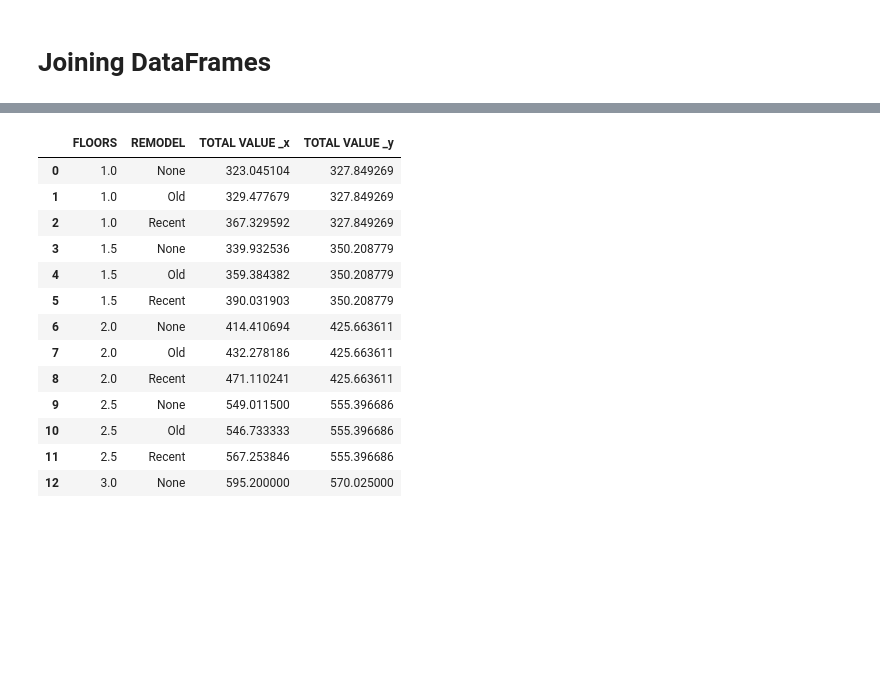
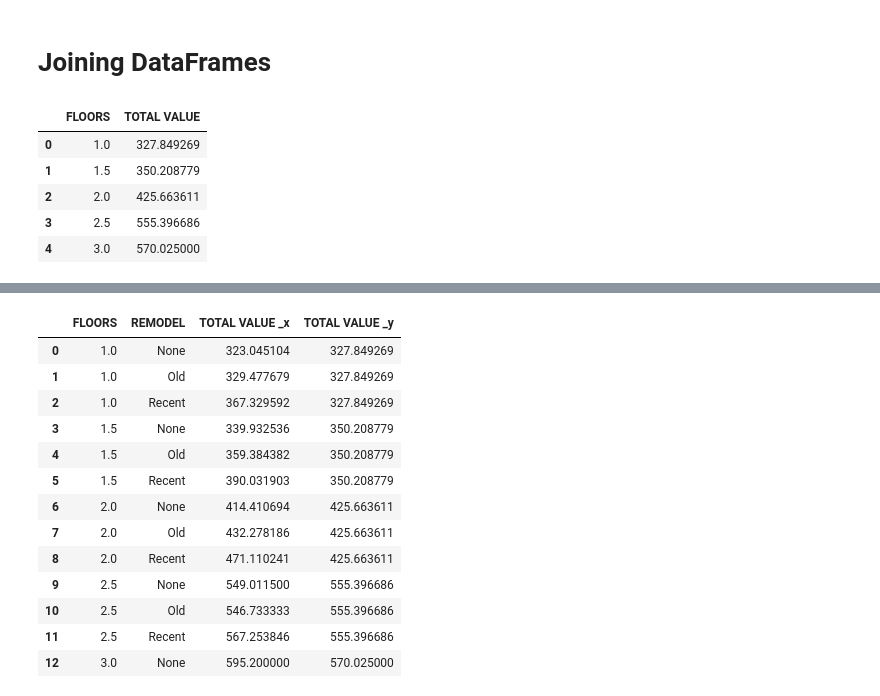
Before and after one commit to nnbphuong/datascience4biz, a Jupyter notebook: Working_with_DataFrames.ipynb, the cells around one changed output, grey strips where cells are left out. Saved outputs shown, nothing was run; the diff lists cells and outputs as text; code cells hidden in the pictures; blank space fills up the shorter version.

```diff
--- a/Working_with_DataFrames.ipynb
+++ b/Working_with_DataFrames.ipynb
@@ -285,4 +285,15 @@ FLOORS   REMODEL
 Name: TOTAL VALUE , dtype: float64
 # %% [markdown]
 # Joining DataFrames
+# %%
+# reset_index() is a method to reset index of a DataFrame.
+value_by_floors = housing_df.groupby('FLOORS ')['TOTAL VALUE '].mean().reset_index()
+value_by_floors
+# %% [output]
+|  | FLOORS | TOTAL VALUE |
+| 0 | 1.0 | 327.849269 |
+| 1 | 1.5 | 350.208779 |
+| 2 | 2.0 | 425.663611 |
+| 3 | 2.5 | 555.396686 |
+| 4 | 3.0 | 570.025000 |
 # %%
```
Also changed, not shown: parts of 2 cells of this notebook.
